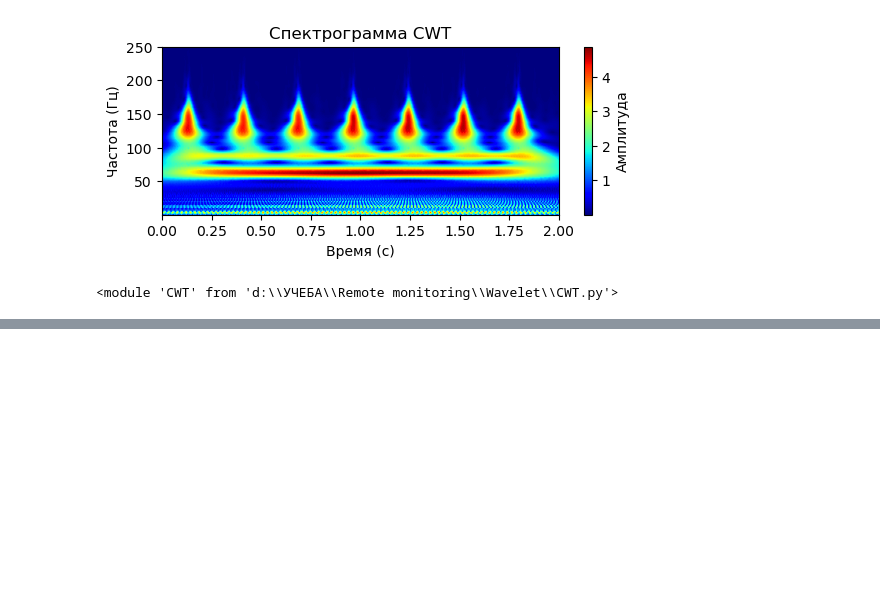
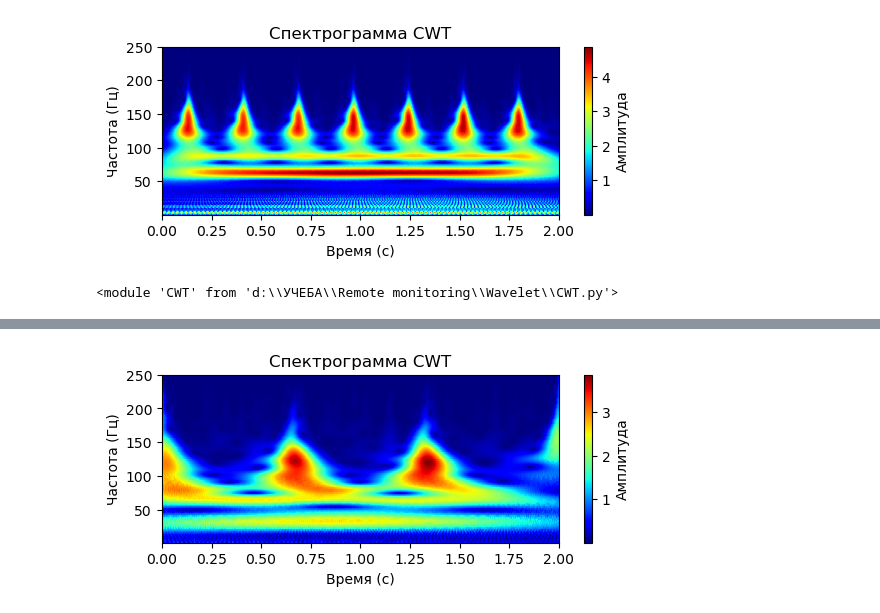
Before and after one commit to ArtikBoom3007/RemoteMonitoring, a Jupyter notebook: Wavelet/Example.ipynb, the cells around one changed output, grey strips where cells are left out. Cells and saved outputs as stored; diff of their text form; code cells hidden in the pictures; blank space fills up the shorter version.

```diff
--- a/Wavelet/Example.ipynb
+++ b/Wavelet/Example.ipynb
@@ -70,0 +75,4 @@ wt.show_spectr(0)
+# %%
+wt.show_spectr(1)
+# %% [output]
+[figure, added]
```
Also changed, not shown: parts of 3 cells of this notebook, 4 other files.
